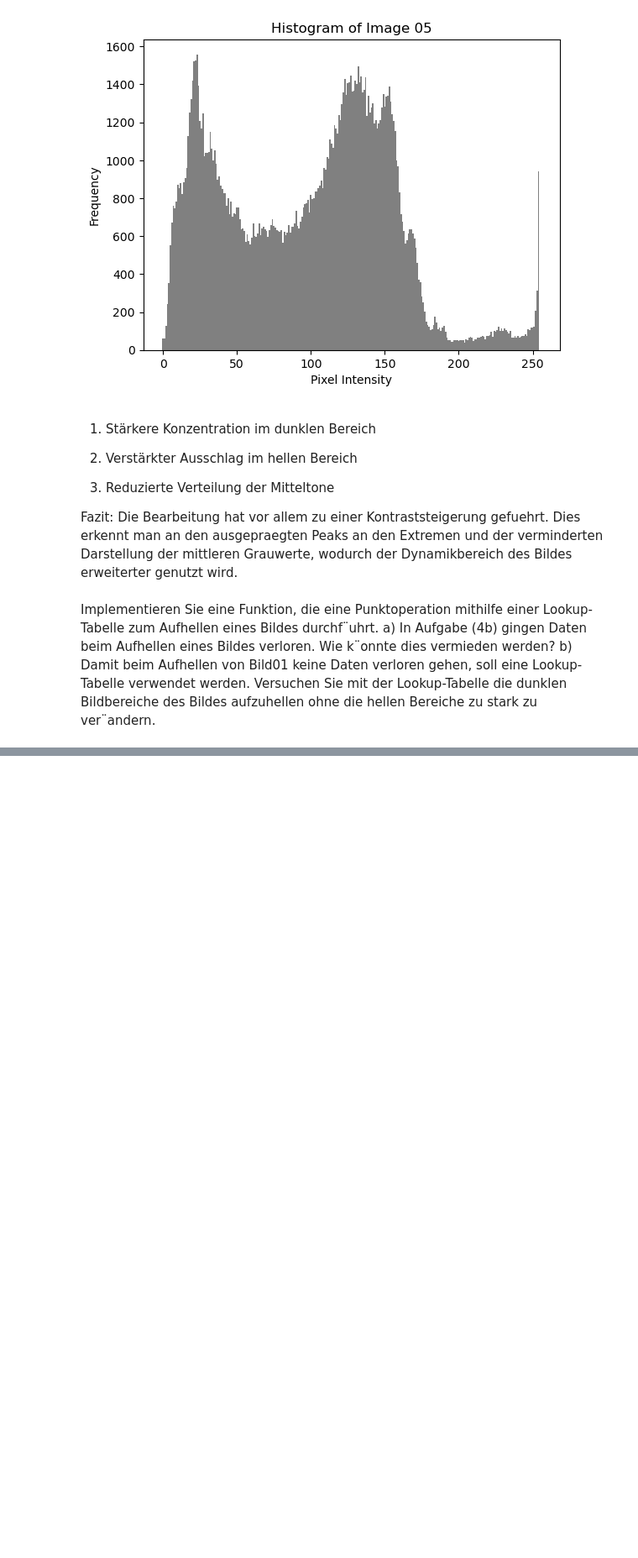
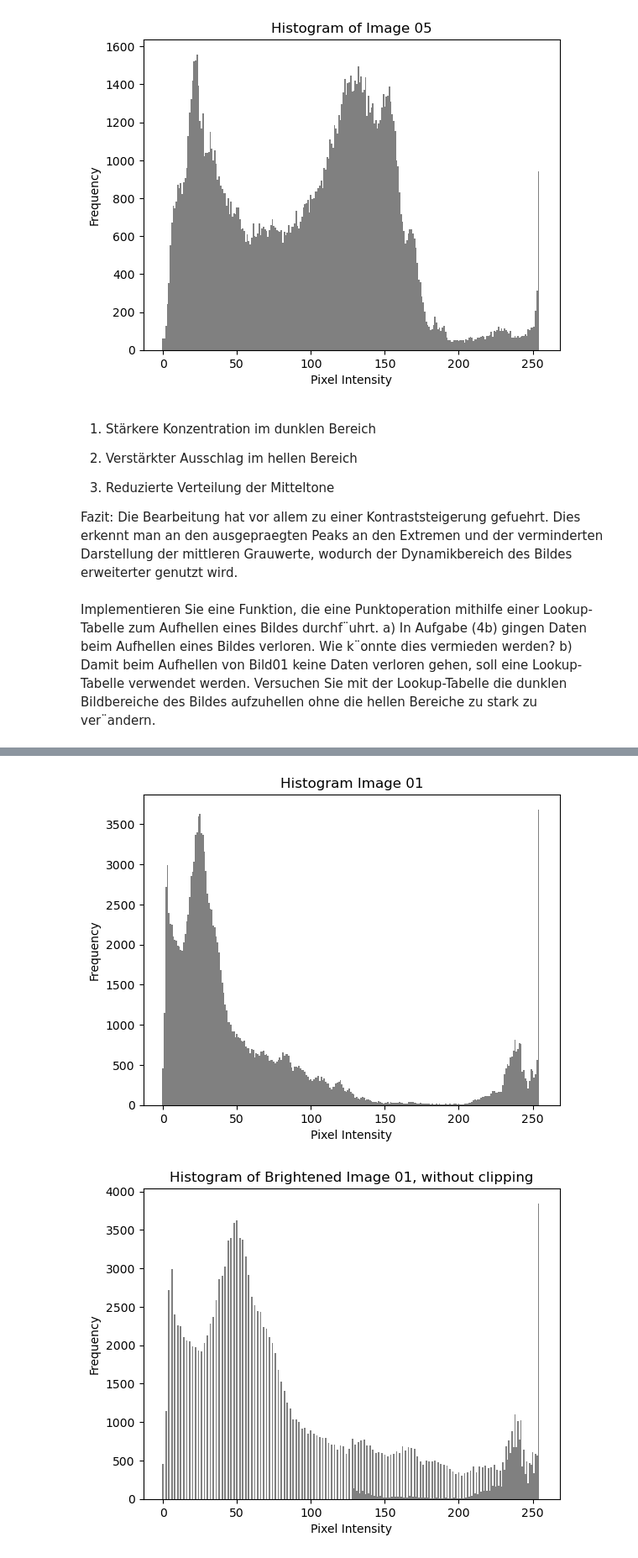
Before and after one commit to hermandi21/2d-cv, a Jupyter notebook: aufgabe1_2.ipynb, the cells around one changed output, grey strips where cells are left out. Shown at 84% size. Drawn from its saved outputs; the diff is of its cells as text; code cells hidden in the pictures; blank space fills up the shorter version.

```diff
--- a/aufgabe1_2.ipynb
+++ b/aufgabe1_2.ipynb
@@ -136,0 +115,52 @@ plt.show()
+# %%
+
+def brighten_with_lookup(image, lookup_table):
+    return lookup_table[image]
+
+
+def create_lookup_table_without_clipping():
+    lookup_table = np.arange(256, dtype=np.uint8)
+    for i in range(256):
+        if i < 128:
+            lookup_table[i] = min(255, int(i * 2.0))
+        else:
+            lookup_table[i] = i
+    return lookup_table
+
+def create_lookup_table():
+    lookup_table = np.arange(256, dtype=np.uint8)
+    for i in range(256):
+            lookup_table[i] = min(255, int(i * 2.0))
+    return lookup_table
+
+lookup_table = create_lookup_table()
+brightened_image01 = brighten_with_lookup(gray01, lookup_table)
+
+lookup_table_without_clipping = create_lookup_table_without_clipping()
+brightened_image01_without_clipping = brighten_with_lookup(gray01, lookup_table_without_clipping)
+
+plot_histogram(computeHisto(gray01), title="Histogram Image 01")
+plot_histogram(computeHisto(brightened_image01_without_clipping), title="Histogram of Brightened Image 01, without clipping")
+plot_histogram(computeHisto(brightened_image01), title="Histogram of Brightened Image 01")
+
+
+plt.figure()
+plt.imshow(gray01, cmap='gray')
+plt.title("Original Image 01 (Grayscale)")
+plt.axis('off')
+plt.show()
+
+plt.figure()
+plt.imshow(brightened_image01_without_clipping, cmap='gray')
+plt.title("Brightened Image 01 without clipping")
+plt.axis('off')
+plt.show()
+
+plt.figure()
+plt.imshow(brightened_image01, cmap='gray')
+plt.title("Brightened Image 01")
+plt.axis('off')
+plt.show()
+# %% [output]
+[figure, added]
+[figure, added]
```
Also changed, not shown: parts of 3 cells of this notebook.
